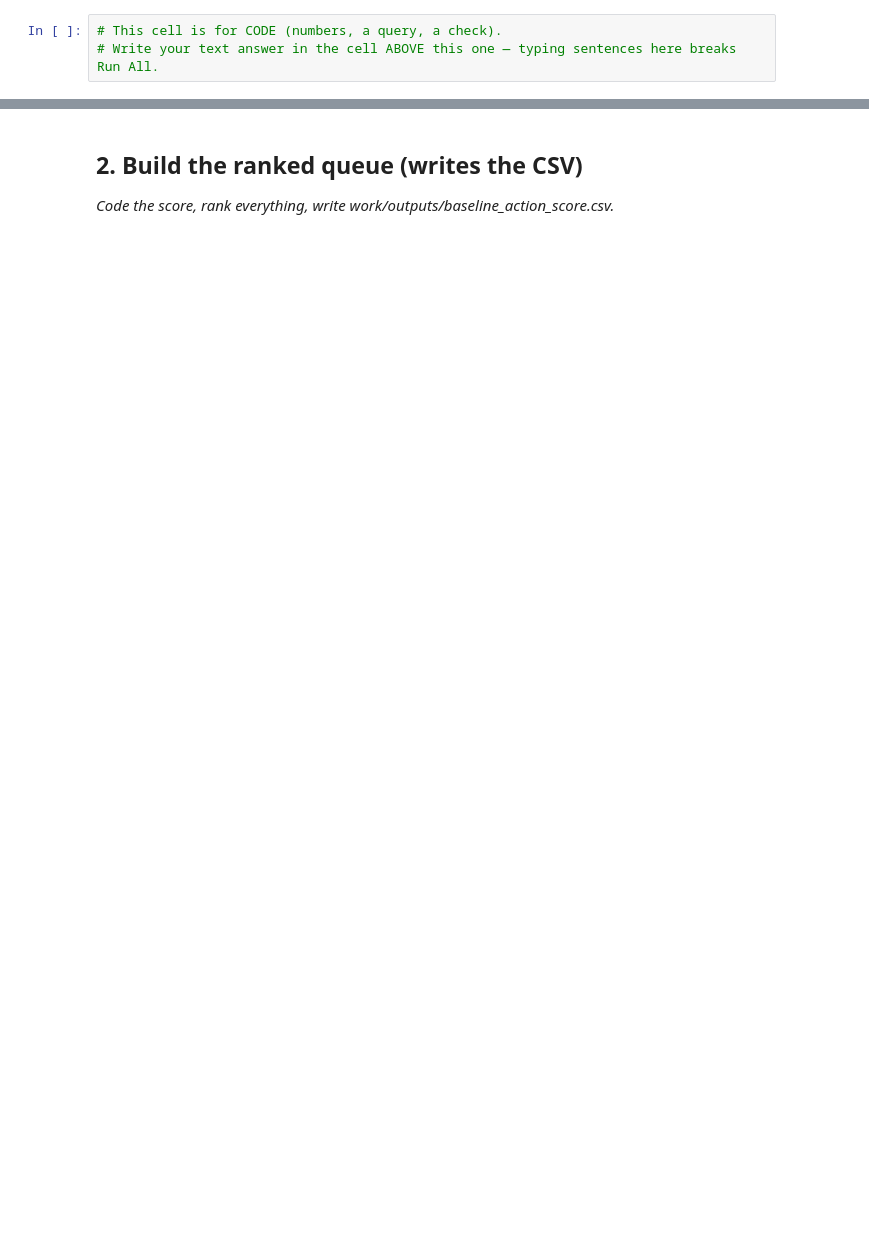
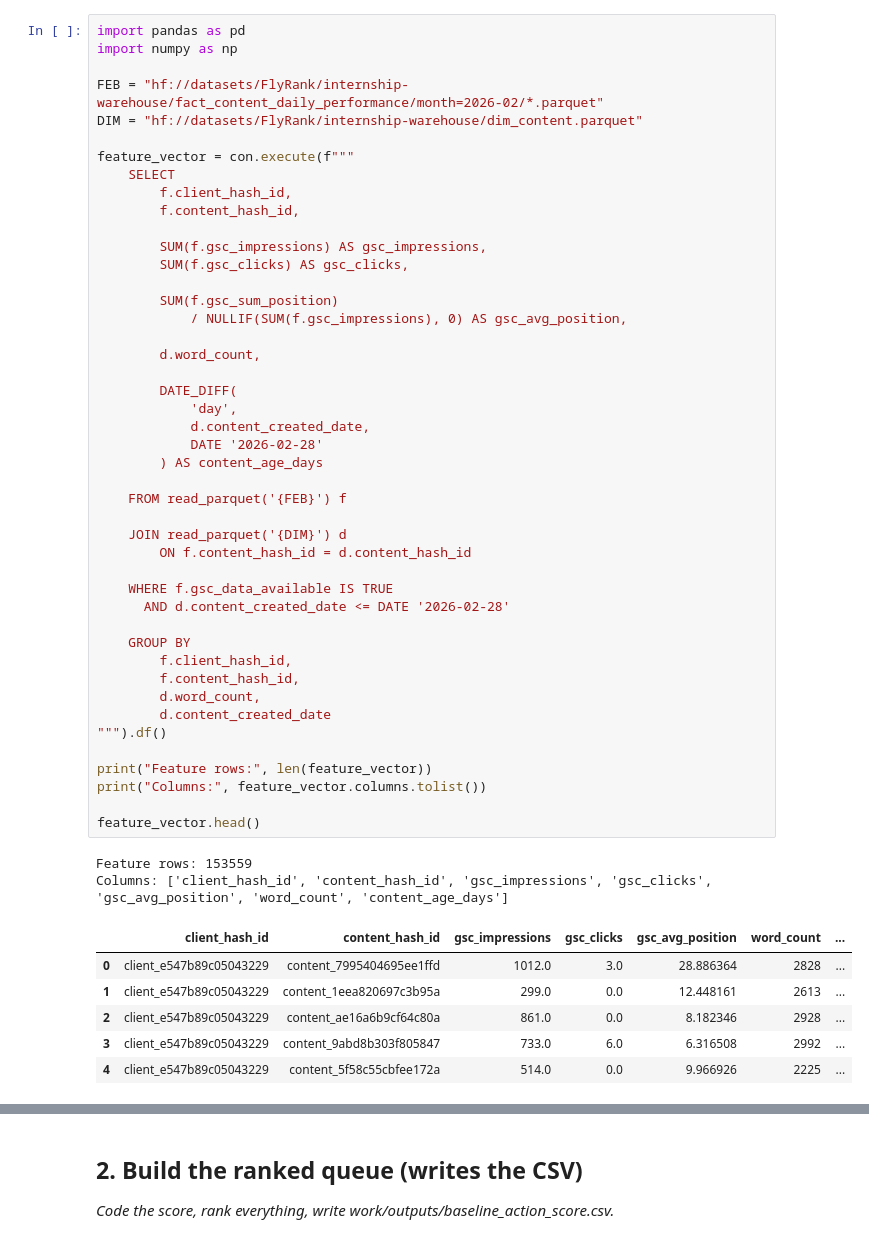
Before and after one commit to AliMahmoud67/FlyRank_Starter, a Jupyter notebook: work/notebooks/w04_baseline_score.ipynb, the cells around one changed output, grey strips where cells are left out. Saved outputs shown, nothing was run; the diff lists cells and outputs as text; blank space fills up the shorter version.

```diff
--- a/work/notebooks/w04_baseline_score.ipynb
+++ b/work/notebooks/w04_baseline_score.ipynb
@@ -13,3 +50,54 @@ This skeleton is yours to fill. Work the sections **in order** — each one has
-# %%
-# This cell is for CODE (numbers, a query, a check).
-# Write your text answer in the cell ABOVE this one — typing sentences here breaks Run All.
+# %%
+import pandas as pd
+import numpy as np
+
+FEB = "hf://datasets/FlyRank/internship-warehouse/fact_content_daily_performance/month=2026-02/*.parquet"
+DIM = "hf://datasets/FlyRank/internship-warehouse/dim_content.parquet"
+
+feature_vector = con.execute(f"""
+    SELECT
+        f.client_hash_id,
+        f.content_hash_id,
+
+        SUM(f.gsc_impressions) AS gsc_impressions,
+        SUM(f.gsc_clicks) AS gsc_clicks,
+
+        SUM(f.gsc_sum_position)
+            / NULLIF(SUM(f.gsc_impressions), 0) AS gsc_avg_position,
+
+        d.word_count,
+
+        DATE_DIFF(
+            'day',
+            d.content_created_date,
+            DATE '2026-02-28'
+        ) AS content_age_days
+
+    FROM read_parquet('{FEB}') f
+
+    JOIN read_parquet('{DIM}') d
+        ON f.content_hash_id = d.content_hash_id
+
+    WHERE f.gsc_data_available IS TRUE
+      AND d.content_created_date <= DATE '2026-02-28'
+
+    GROUP BY
+        f.client_hash_id,
+        f.content_hash_id,
+        d.word_count,
+        d.content_created_date
+""").df()
+
+print("Feature rows:", len(feature_vector))
+print("Columns:", feature_vector.columns.tolist())
+
+feature_vector.head()
+# %% [output]
+Feature rows: 153559
+Columns: ['client_hash_id', 'content_hash_id', 'gsc_impressions', 'gsc_clicks', 'gsc_avg_position', 'word_count', 'content_age_days']
+|  | client_hash_id | content_hash_id | gsc_impressions | gsc_clicks | gsc_avg_position | word_count | ... |
+| 0 | client_e547b89c05043229 | content_7995404695ee1ffd | 1012.0 | 3.0 | 28.886364 | 2828 | ... |
+| 1 | client_e547b89c05043229 | content_1eea820697c3b95a | 299.0 | 0.0 | 12.448161 | 2613 | ... |
+| 2 | client_e547b89c05043229 | content_ae16a6b9cf64c80a | 861.0 | 0.0 | 8.182346 | 2928 | ... |
+| 3 | client_e547b89c05043229 | content_9abd8b303f805847 | 733.0 | 6.0 | 6.316508 | 2992 | ... |
+| 4 | client_e547b89c05043229 | content_5f58c55cbfee172a | 514.0 | 0.0 | 9.966926 | 2225 | ... |
```
Also changed, not shown: parts of 16 cells of this notebook.
